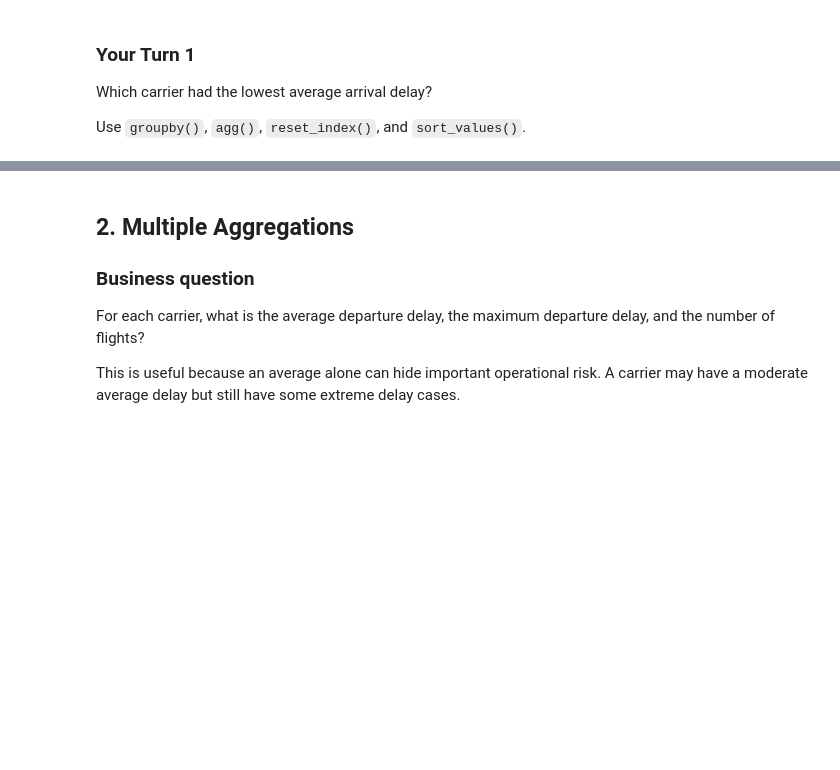
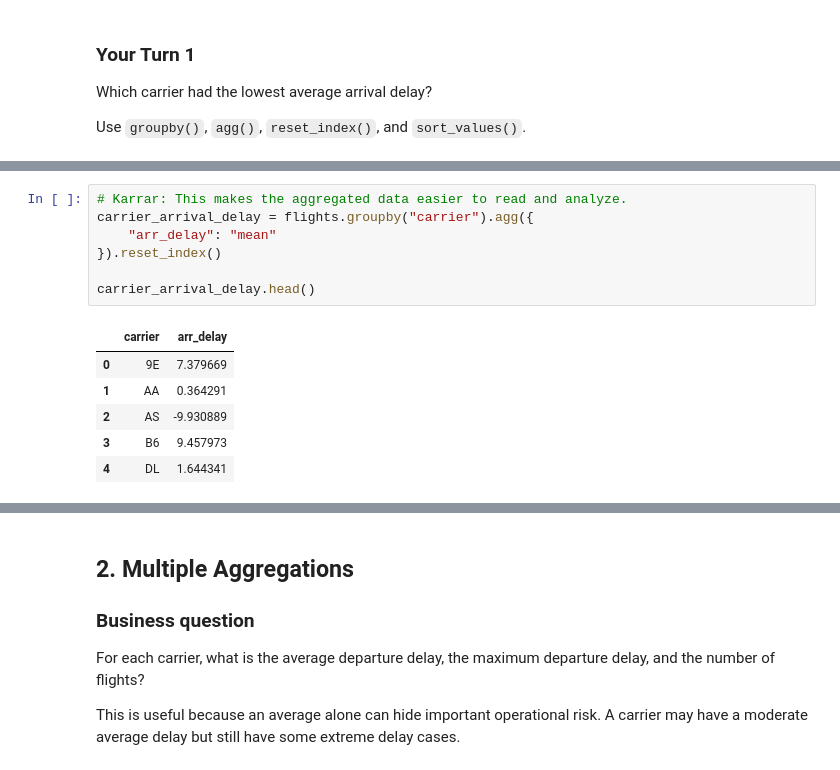
Before and after one commit to kalshaikhli/ban6003-week7-8-Karrar-Alshaikhli, a Jupyter notebook: notebooks/module7_aggregation_reshaping_guided_lab.ipynb, the cells around one changed output, grey strips where cells are left out. Cells and saved outputs as stored; diff of their text form; blank space fills up the shorter version.

Commit message:
carrier delay aggregation
Completed carrier-level aggregation using groupby, agg, and reset_index. Sorted average arrival delays and documented the change in unit of analysis.
 Copy description

```diff
--- a/notebooks/module7_aggregation_reshaping_guided_lab.ipynb
+++ b/notebooks/module7_aggregation_reshaping_guided_lab.ipynb
@@ -169,3 +170,17 @@ carrier_delay.head()
 | AS | -9.930889 |
 | B6 | 9.457973 |
 | DL | 1.644341 |
+# %%
+# Karrar: This makes the aggregated data easier to read and analyze.
+carrier_arrival_delay = flights.groupby("carrier").agg({
+    "arr_delay": "mean"
+}).reset_index()
+
+carrier_arrival_delay.head()
+# %% [output]
+|  | carrier | arr_delay |
+| 0 | 9E | 7.379669 |
+| 1 | AA | 0.364291 |
+| 2 | AS | -9.930889 |
+| 3 | B6 | 9.457973 |
+| 4 | DL | 1.644341 |
```
Also changed, not shown: parts of 3 cells of this notebook.
